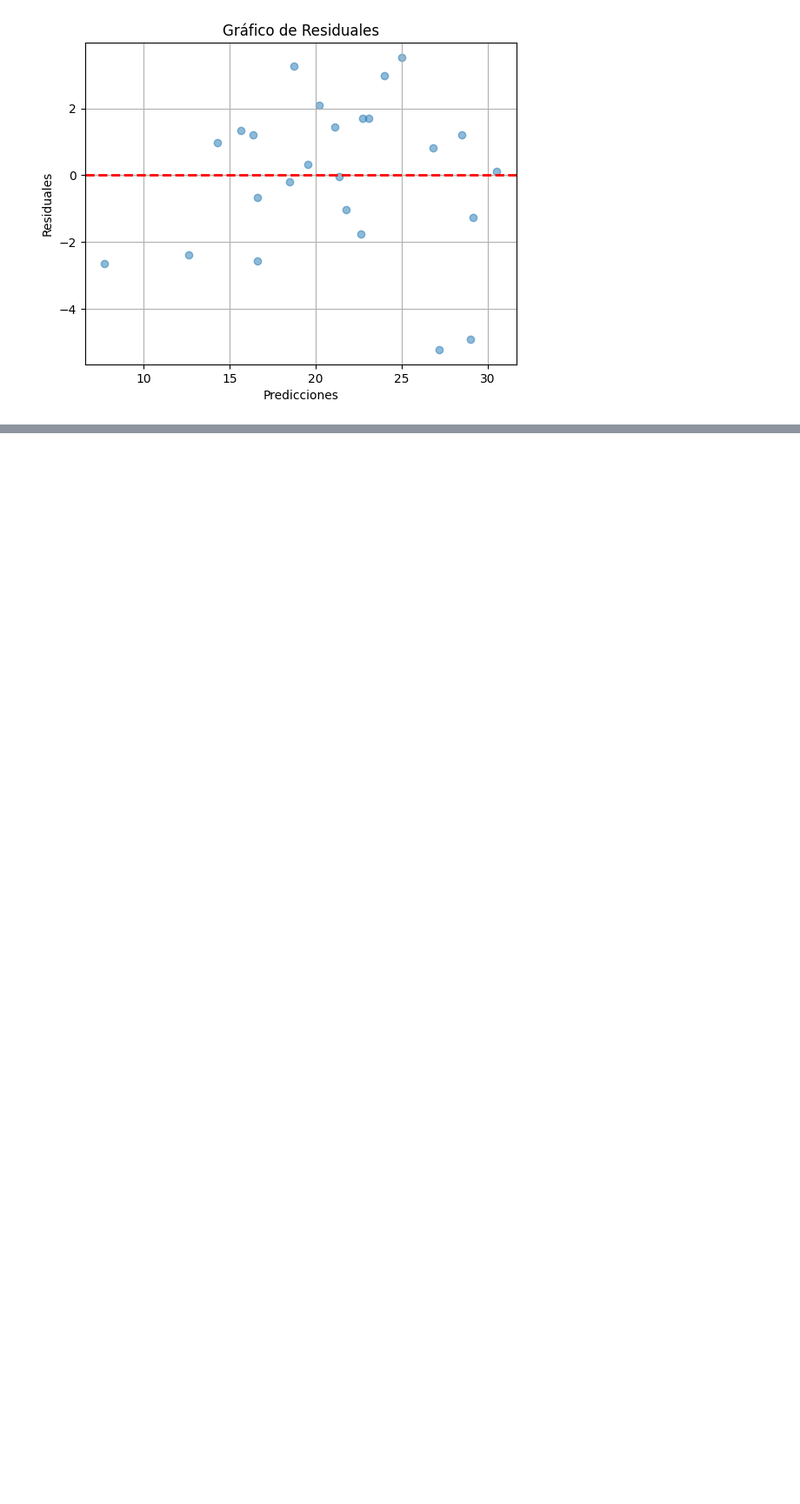
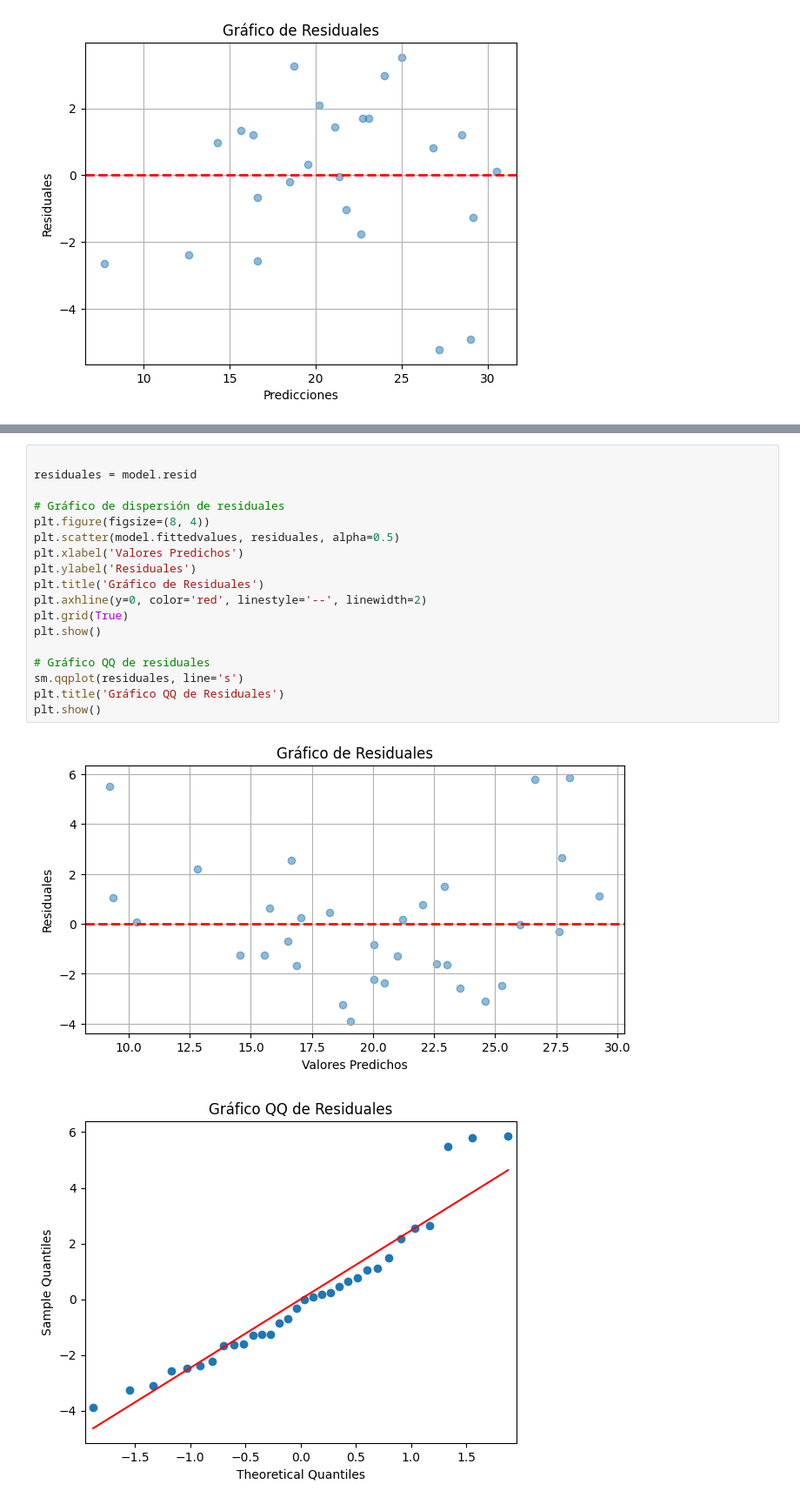
Before and after one commit to ManRique6/Diplomado_Ciencia_Datos, a Jupyter notebook: Tareas/5_Tarea/Tarea_5.ipynb, the cells around one changed output, grey strips where cells are left out. Shown at 87% size. Cells and saved outputs as stored; diff of their text form; blank space fills up the shorter version.

```diff
--- a/Tareas/5_Tarea/Tarea_5.ipynb
+++ b/Tareas/5_Tarea/Tarea_5.ipynb
@@ -228,0 +276,21 @@ Logistica
+# %%
+
+residuales = model.resid
+
+# Gráfico de dispersión de residuales
+plt.figure(figsize=(8, 4))
+plt.scatter(model.fittedvalues, residuales, alpha=0.5)
+plt.xlabel('Valores Predichos')
+plt.ylabel('Residuales')
+plt.title('Gráfico de Residuales')
+plt.axhline(y=0, color='red', linestyle='--', linewidth=2)
+plt.grid(True)
+plt.show()
+
+# Gráfico QQ de residuales
+sm.qqplot(residuales, line='s')
+plt.title('Gráfico QQ de Residuales')
+plt.show()
+# %% [output]
+[figure, added]
+[figure, added]
```
Also changed, not shown: parts of 15 cells of this notebook, 1 other file.
